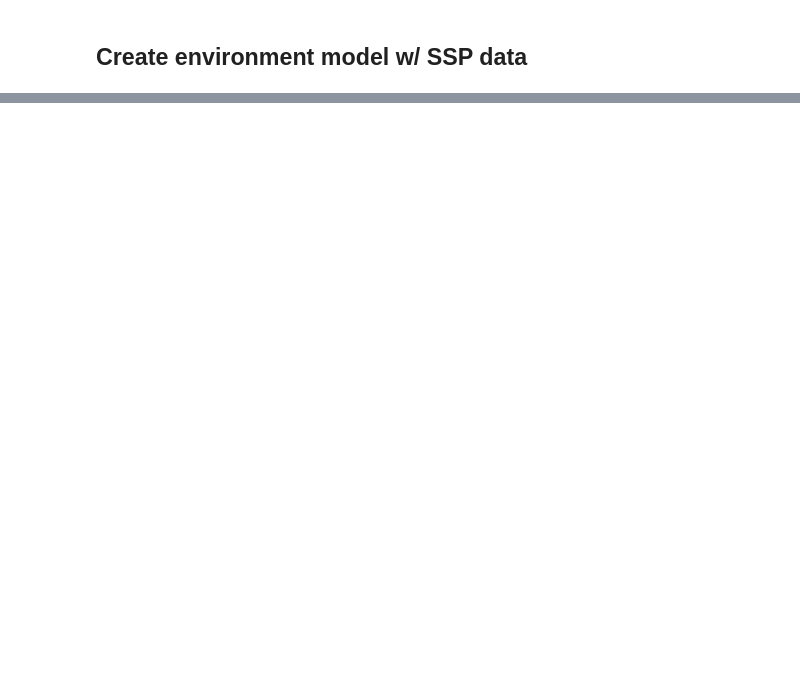
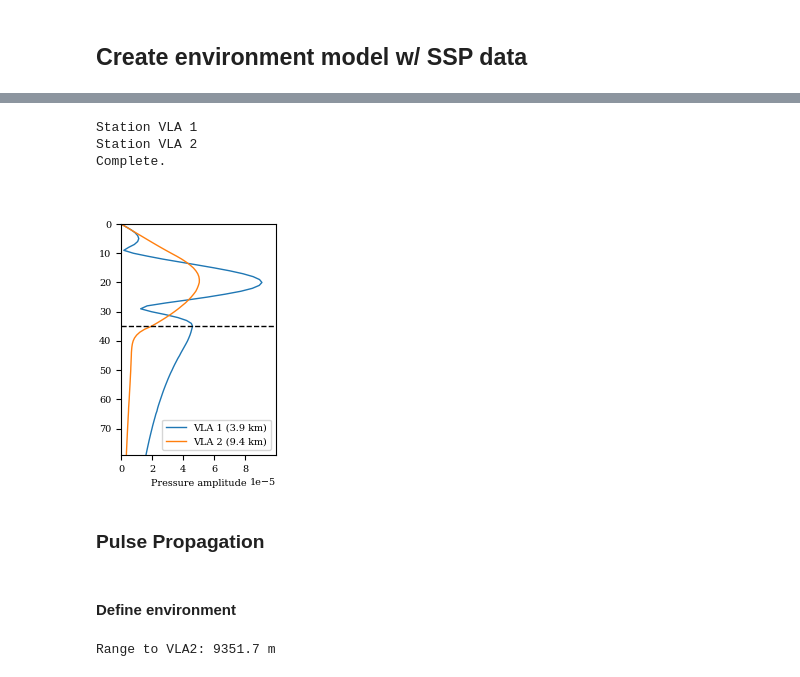
Before and after one commit to NeptuneProjects/RODEO-II_Construction-Soundscape, a Jupyter notebook: scripts/propagation.ipynb, the cells around one changed output, grey strips where cells are left out. Drawn from its saved outputs; the diff is of its cells as text; code cells hidden in the pictures; blank space fills up the shorter version.

```diff
--- a/scripts/propagation.ipynb
+++ b/scripts/propagation.ipynb
@@ -77,0 +108,45 @@ plt.show()
+# %%
+freqs = np.arange(40, 200, 1)
+src_depth = 20.0
+
+pressures = []
+for station, dist in {"VLA 1": 3.9, "VLA 2": 9.4}.items():
+    print(f"Station {station}")
+    pressure = np.zeros((len(freqs), len(zgrid)), dtype=complex)
+    for i, freq in enumerate(freqs):
+        model = run_kraken(
+            environment | {"freq": freq, "src_z": src_depth, "rec_r": dist}
+        )
+        pressure[i] = model.modes.p.squeeze()
+    pressure = pressure.sum(axis=0)
+    pressures.append(pressure)
+print("Complete.")
+
+fig = plotting.plot_pressure_fields(
+    pressures, zgrid, 35.0, labels=["VLA 1 (3.9 km)", "VLA 2 (9.4 km)"]
+)
+# fig.savefig(SAVEPATH / "pressure_fields.png", dpi=600, bbox_inches="tight", facecolor="w")
+plt.show()
+# %% [output]
+Station VLA 1
+Station VLA 2
+Complete.
+[figure, added]
+# %% [markdown]
+### Pulse Propagation
+# %% [markdown]
+#### Define environment
+# %%
+def station_range(event: str, station: str) -> float:
+    ranges = pd.read_csv("config/events/events.csv")
+    ranges = ranges.loc[ranges["Event"] == event].filter(like="R to", axis=1)
+    range_col = next((col for col in ranges.columns if station in col), None)
+    return ranges[range_col].values[0]
+
+
+event = "A10-B"
+station = "VLA2"
+range_m = station_range(event, station)
+print(f"Range to {station}: {range_m:.1f} m")
+# %% [output]
+Range to VLA2: 9351.7 m
```
Also changed, not shown: parts of 26 cells of this notebook.
